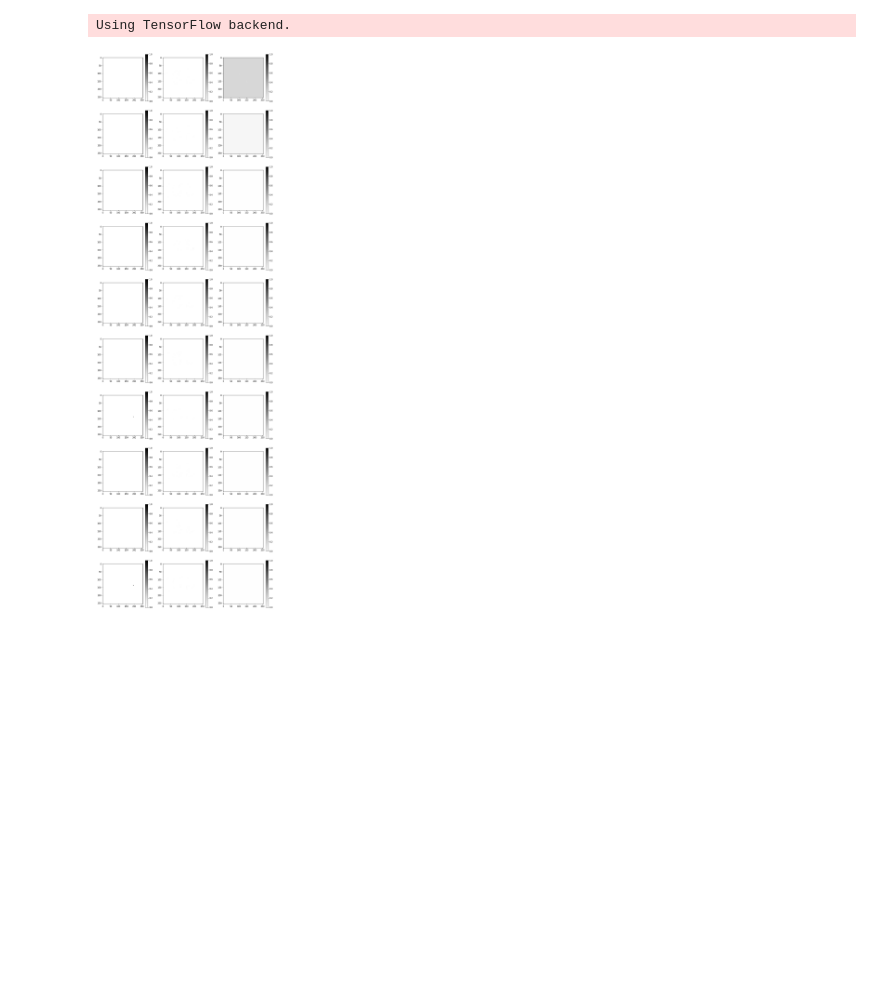
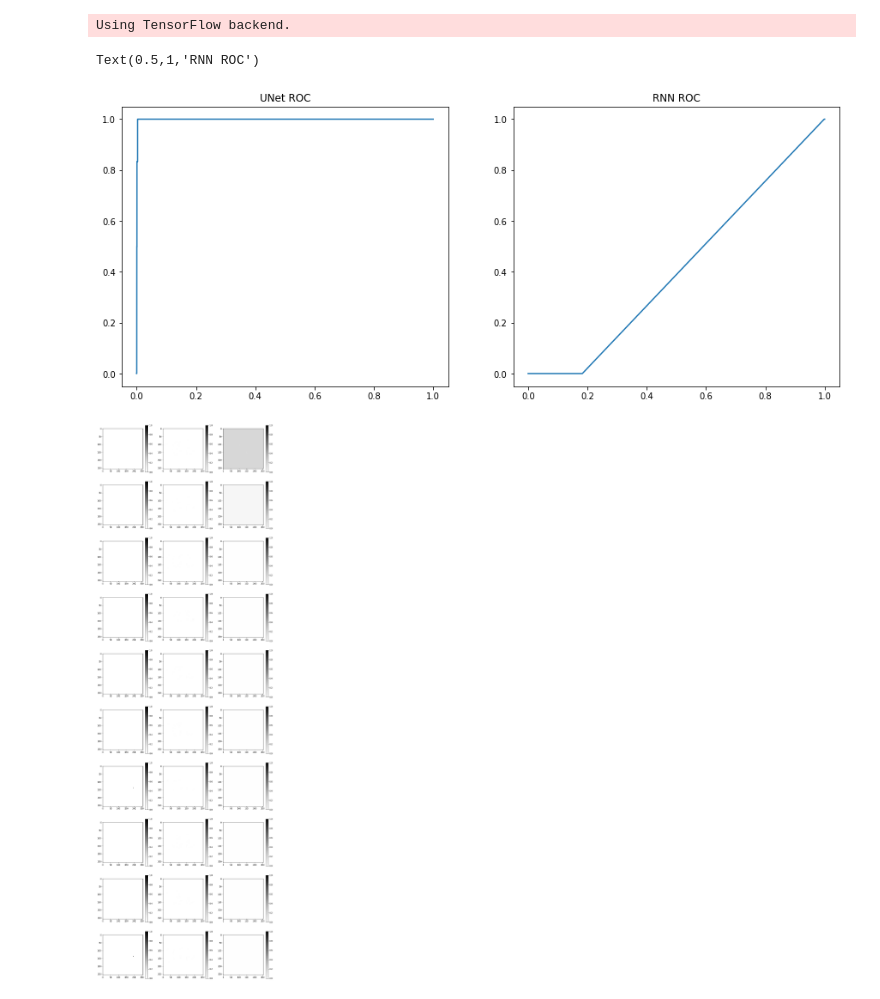
Before and after one commit to luranhe/cs109b-projectofchampions, a Jupyter notebook: luran-visualizations.ipynb, the cells around one changed output. Saved outputs shown, nothing was run; the diff lists cells and outputs as text; code cells hidden in the pictures; blank space fills up the shorter version.

```diff
--- a/luran-visualizations.ipynb
+++ b/luran-visualizations.ipynb
@@ -24,6 +24,10 @@ n = scans.count()
 # %%
 test = joblib.load('test_set.p')
 train = list(set(range(n)) - set(test))
+# %%
+def get_annotated_slices(ann):
+    zs = ann.bbox()[-1]
+    return zs.start, zs.stop
 # %%
 def get_data_unet(i):
     scan = scans[i]
@@ -38,17 +42,36 @@ def get_data_unet(i):
     y = np.rollaxis(y, 2, 0)
     y = resize(y, (n, *image_size), mode='constant')
     y = np.expand_dims(y, axis=-1)
-    start = np.random.randint(n - num_slices)
+    nodule_zs = set.union(set(), *(set(range(*get_annotated_slices(ann))) for ann in scan.annotations))
+    while True:
+        start = np.random.randint(n - num_slices)
+        if any(start <= z < start + num_slices for z in nodule_zs) or not nodule_zs:
+            break
     X = X[start:start + num_slices]
     y = y[start:start + num_slices]
     return unet.predict(X, batch_size=1)[None], y[None]
 # %%
-X, y = get_data_unet(np.random.choice(test))
+while True:
+    try:
+        X, y = get_data_unet(np.random.choice(test))
+        if y.sum() > 0:
+            break
+    except OSError:
+        pass
 preds_unet = X
 fpr_unet, tpr_unet, _ = roc_curve(np.rint(y).flatten(), preds_unet.flatten())
 
 preds_lstm = lstm.predict(preds_unet)
 fpr_lstm, tpr_lstm, _ = roc_curve(np.rint(y).flatten(), preds_lstm.flatten())
+# %%
+fig, ax = plt.subplots(1, 2, figsize=(15, 6))
+ax[0].plot(fpr_unet, tpr_unet)
+ax[0].set_title('UNet ROC')
+ax[1].plot(fpr_lstm, tpr_lstm)
+ax[1].set_title('RNN ROC')
+# %% [output]
+Text(0.5,1,'RNN ROC')
+[figure, added]
 # %%
 fsize = 5
 n_slices = 10
```
Also changed, not shown: parts of 1 cell of this notebook, 3 other files.
